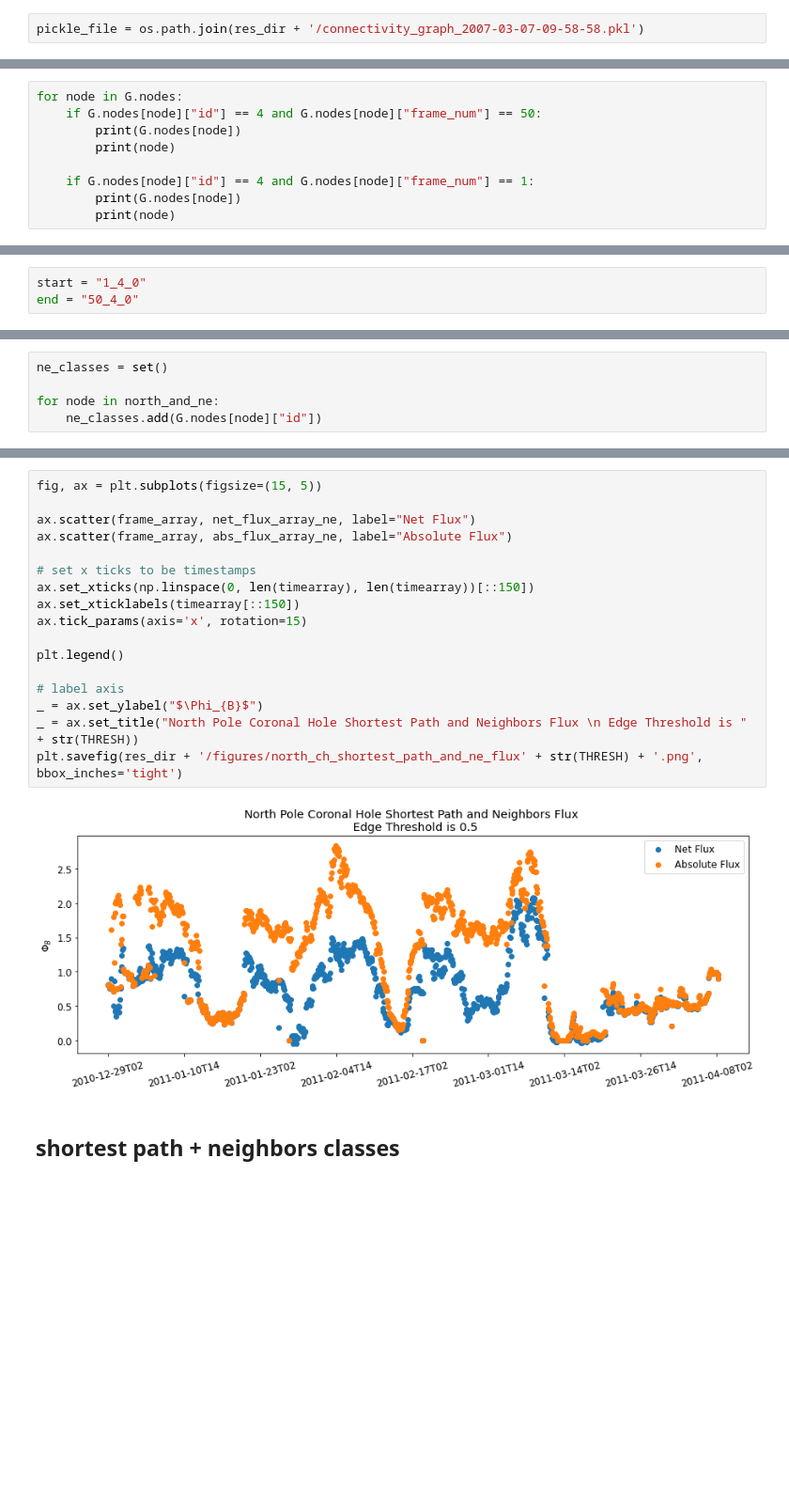
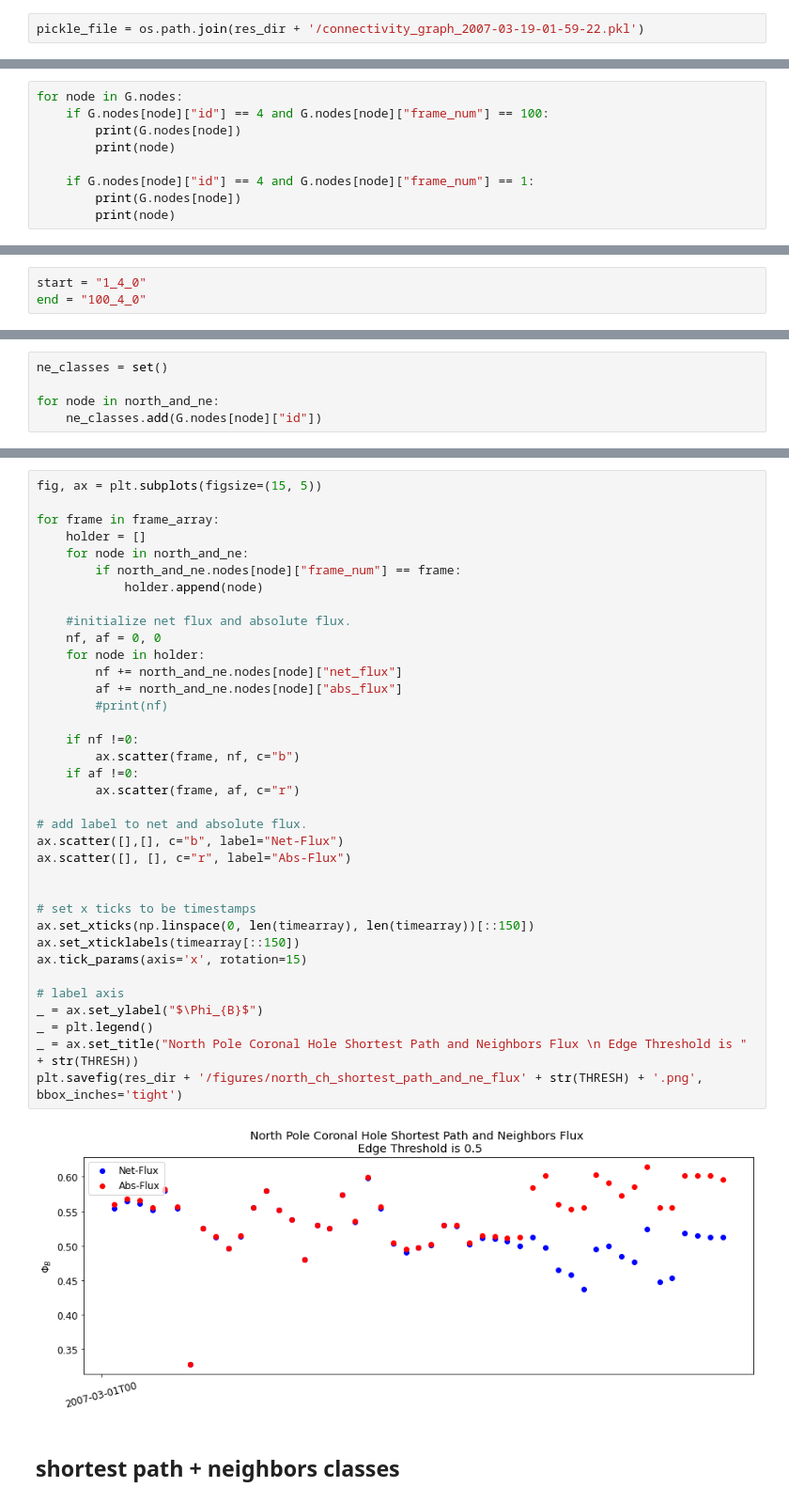
Before and after one commit to predsci/CHMAP, a Jupyter notebook: chmap/coronal_holes/tracking/examples/example_02_graph_analysis.ipynb, the cells around one changed output, grey strips where cells are left out. Shown: that part at 94% size. Saved outputs shown, nothing was run; the diff lists cells and outputs as text; blank space fills up the shorter version.

```diff
--- a/chmap/coronal_holes/tracking/examples/example_02_graph_analysis.ipynb
+++ b/chmap/coronal_holes/tracking/examples/example_02_graph_analysis.ipynb
@@ -42,7 +42,7 @@ window_half_width = dt.timedelta(hours=12)
 Attempting to connect to DB server  mysql://opalissan:****pwd****@q.predsci.com:3306/chd
 Connection successful
 # %%
-pickle_file = os.path.join(res_dir + '/connectivity_graph_2007-03-07-09-58-58.pkl')
+pickle_file = os.path.join(res_dir + '/connectivity_graph_2007-03-19-01-59-22.pkl')
 # %%
 graph = pickle.load(open(pickle_file, "rb"))
 
@@ -156,7 +156,7 @@ plt.savefig(res_dir + '/figures/edge_distribution_G.png')
 # How to Traverse the Graph to explore all the nodes related to the North Pole Coronal Hole
 # %%
 for node in G.nodes:
-    if G.nodes[node]["id"] == 4 and G.nodes[node]["frame_num"] == 50:
+    if G.nodes[node]["id"] == 4 and G.nodes[node]["frame_num"] == 100:
         print(G.nodes[node])
         print(node)
 
@@ -171,6 +171,6 @@ for node in G.nodes:
 # %%
 start = "1_4_0"
-end = "50_4_0"
+end = "100_4_0"
 # %% [markdown]
 # Create a *directed* version of our main Graph
 # %%
@@ -554,22 +443,41 @@ for frame in frame_array:
 # %%
 fig, ax = plt.subplots(figsize=(15, 5))
 
-ax.scatter(frame_array, net_flux_array_ne, label="Net Flux")
-ax.scatter(frame_array, abs_flux_array_ne, label="Absolute Flux")
+for frame in frame_array:
+    holder = []
+    for node in north_and_ne:
+        if north_and_ne.nodes[node]["frame_num"] == frame:
+            holder.append(node)
+
+    #initialize net flux and absolute flux.
+    nf, af = 0, 0
+    for node in holder:
+        nf += north_and_ne.nodes[node]["net_flux"]
+        af += north_and_ne.nodes[node]["abs_flux"]
+        #print(nf)
+
+    if nf !=0:
+        ax.scatter(frame, nf, c="b")
+    if af !=0:
+        ax.scatter(frame, af, c="r")
+
+# add label to net and absolute flux.
+ax.scatter([],[], c="b", label="Net-Flux")
+ax.scatter([], [], c="r", label="Abs-Flux")
+
 
 # set x ticks to be timestamps
 ax.set_xticks(np.linspace(0, len(timearray), len(timearray))[::150])
 ax.set_xticklabels(timearray[::150])
 ax.tick_params(axis='x', rotation=15)
 
-plt.legend()
-
 # label axis
 _ = ax.set_ylabel("$\Phi_{B}$")
+_ = plt.legend()
 _ = ax.set_title("North Pole Coronal Hole Shortest Path and Neighbors Flux \n Edge Threshold is " + str(THRESH))
 plt.savefig(res_dir + '/figures/north_ch_shortest_path_and_ne_flux' + str(THRESH) + '.png', bbox_inches='tight')
 # %% [output]
-[figure, old version]
+[figure, new version]
 # %% [markdown]
 ## shortest path + neighbors classes
 # %%
```
Also changed, not shown: parts of 27 cells of this notebook, 3 other files.
